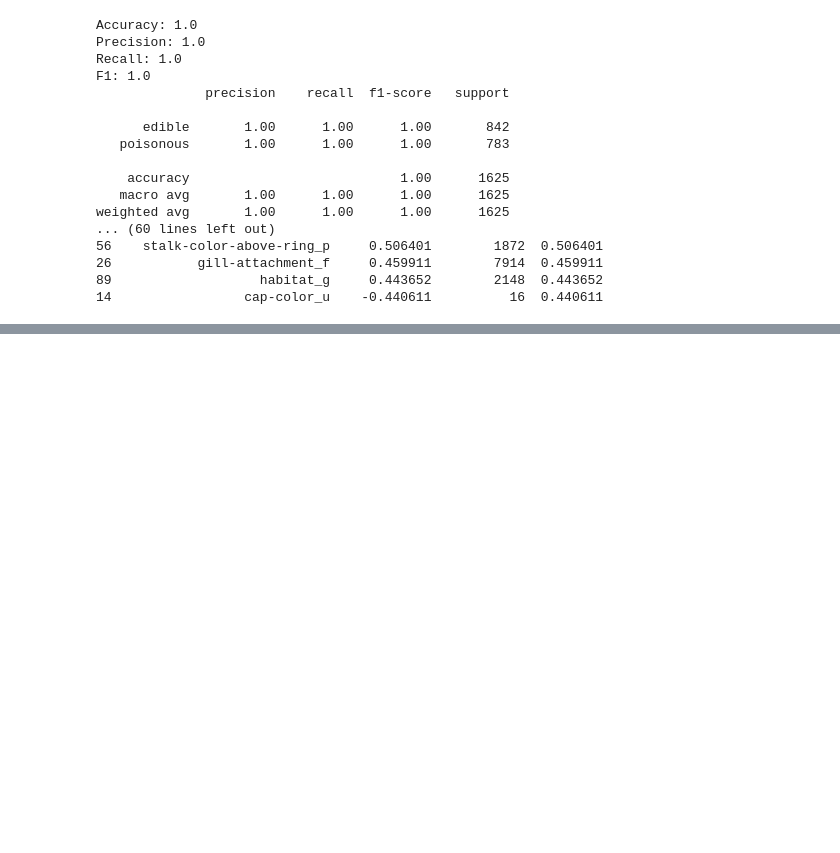
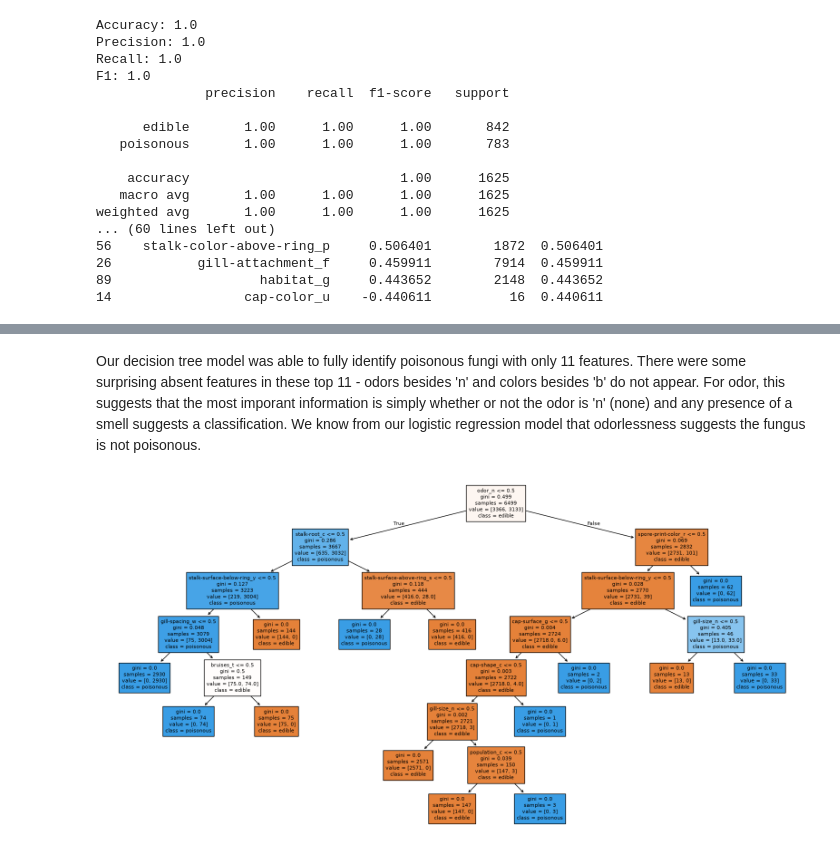
Before and after one commit to Jonapulse/MSD, a Jupyter notebook: Summer2026/CS6017/Week6/HW4/HW4.ipynb, the cells around one changed output, grey strips where cells are left out. Cells and saved outputs as stored; diff of their text form; code cells hidden in the pictures; blank space fills up the shorter version.

```diff
--- a/Summer2026/CS6017/Week6/HW4/HW4.ipynb
+++ b/Summer2026/CS6017/Week6/HW4/HW4.ipynb
@@ -155,0 +239,10 @@ print(knn_results_df)
+# %% [markdown]
+Our decision tree model was able to fully identify poisonous fungi with only 11 features. There were some surprising absent features in these top 11 - odors besides 'n' and colors besides 'b' do not appear. For odor, this suggests that the most imporant information is simply whether or not the odor is 'n' (none) and any presence of a smell suggests a classification. We know from our logistic regression model that odorlessness suggests the fungus is not poisonous.
+# %%
+from sklearn.tree import plot_tree
+
+plt.figure(figsize=(20, 10))
+plot_tree(tree, feature_names=X_encoded.columns, class_names=['edible', 'poisonous'], filled=True, fontsize=8)
+plt.show()
+# %% [output]
+[figure, added]
```
Also changed, not shown: parts of 9 cells of this notebook.
